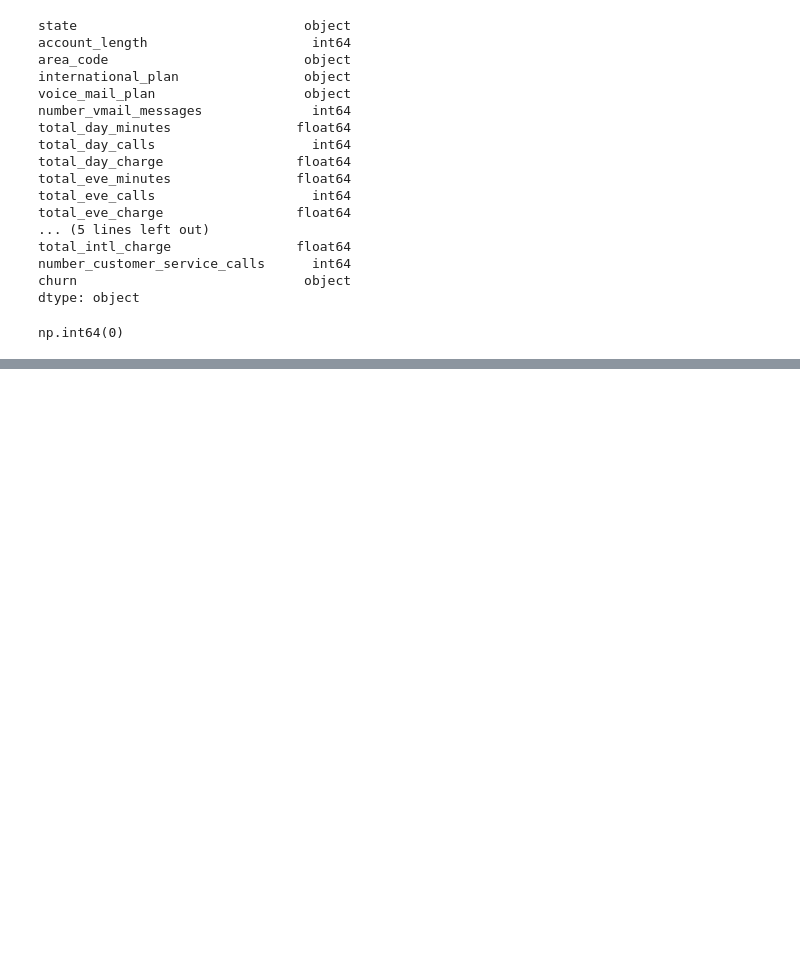
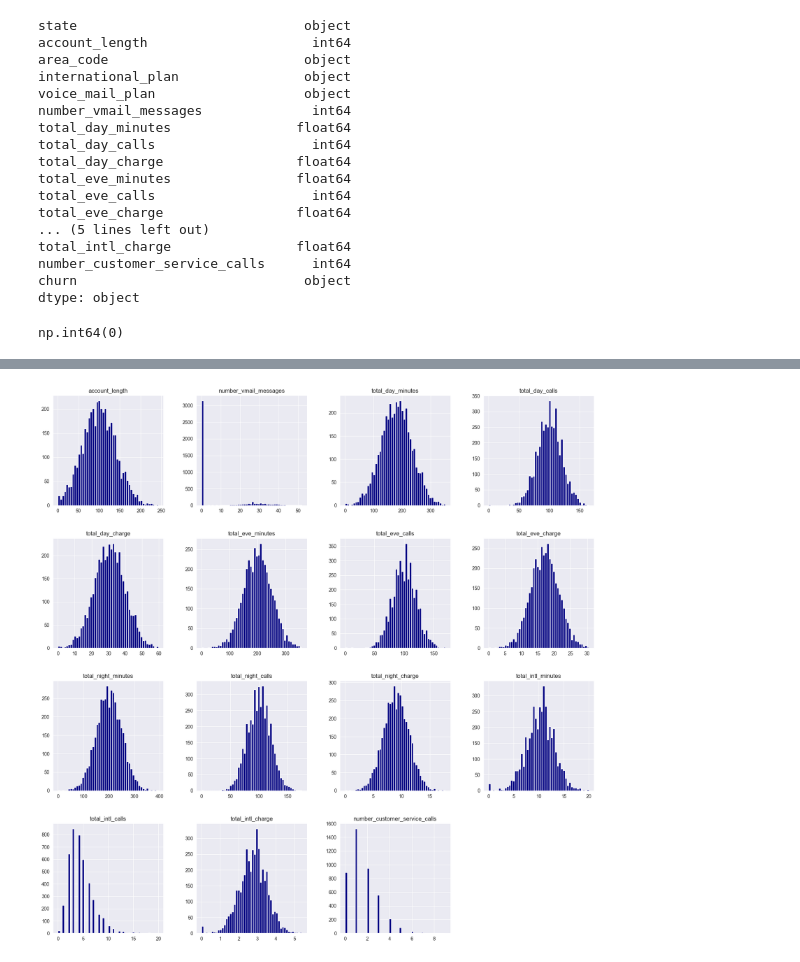
Before and after one commit to Gifted-Dev/customerChurn_prediction, a Jupyter notebook: notebooks/EDA.ipynb, the cells around one changed output, grey strips where cells are left out. Saved outputs shown, nothing was run; the diff lists cells and outputs as text; code cells hidden in the pictures; blank space fills up the shorter version.

```diff
--- a/notebooks/EDA.ipynb
+++ b/notebooks/EDA.ipynb
@@ -78,0 +121,6 @@ sns.boxplot(data=df)
+# %%
+sns.set_style('dark')
+df.hist(bins=50, figsize=(20,20), color='navy')
+plt.show()
+# %% [output]
+[figure, added]
```
Also changed, not shown: parts of 8 cells of this notebook.
